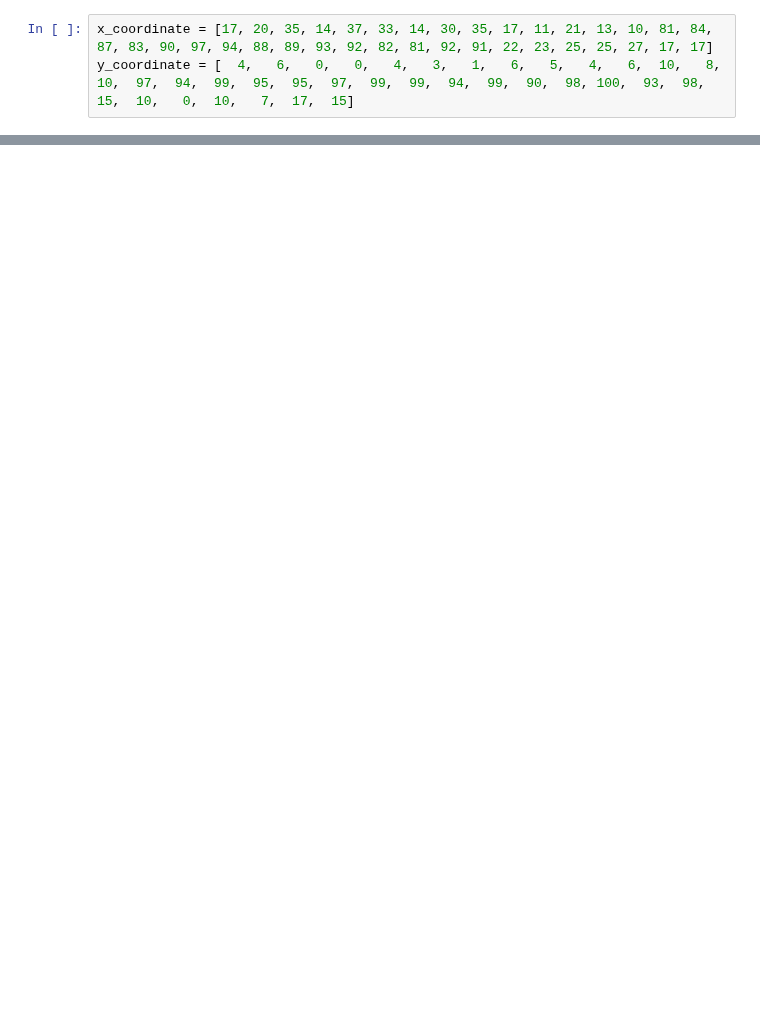
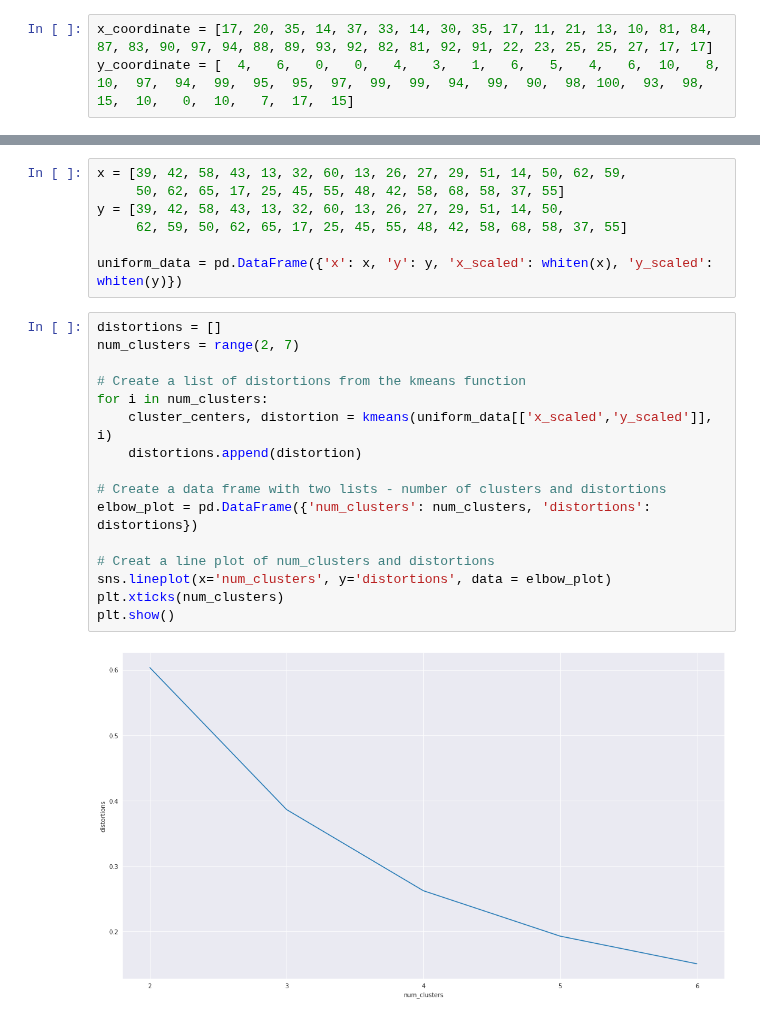
Before and after one commit to MikSm1th/datacamp_notes, a Jupyter notebook: clusterting_w_SciPy/3_Basics_of_k_means.ipynb, the cells around one changed output, grey strips where cells are left out. Cells and saved outputs as stored; diff of their text form; blank space fills up the shorter version.

```diff
--- a/clusterting_w_SciPy/3_Basics_of_k_means.ipynb
+++ b/clusterting_w_SciPy/3_Basics_of_k_means.ipynb
@@ -51,0 +110,25 @@ df = pd.DataFrame({'x_coordinate': x_coordinate,
+# %%
+x = [39, 42, 58, 43, 13, 32, 60, 13, 26, 27, 29, 51, 14, 50, 62, 59,
+     50, 62, 65, 17, 25, 45, 55, 48, 42, 58, 68, 58, 37, 55]
+y = [39, 42, 58, 43, 13, 32, 60, 13, 26, 27, 29, 51, 14, 50,
+     62, 59, 50, 62, 65, 17, 25, 45, 55, 48, 42, 58, 68, 58, 37, 55]
+
+uniform_data = pd.DataFrame({'x': x, 'y': y, 'x_scaled': whiten(x), 'y_scaled': whiten(y)})
+# %%
+distortions = []
+num_clusters = range(2, 7)
+
+# Create a list of distortions from the kmeans function
+for i in num_clusters:
+    cluster_centers, distortion = kmeans(uniform_data[['x_scaled','y_scaled']], i)
+    distortions.append(distortion)
+
+# Create a data frame with two lists - number of clusters and distortions
+elbow_plot = pd.DataFrame({'num_clusters': num_clusters, 'distortions': distortions})
+
+# Creat a line plot of num_clusters and distortions
+sns.lineplot(x='num_clusters', y='distortions', data = elbow_plot)
+plt.xticks(num_clusters)
+plt.show()
+# %% [output]
+[figure, added]
```
Also changed, not shown: parts of 13 cells of this notebook, 2 other files.
